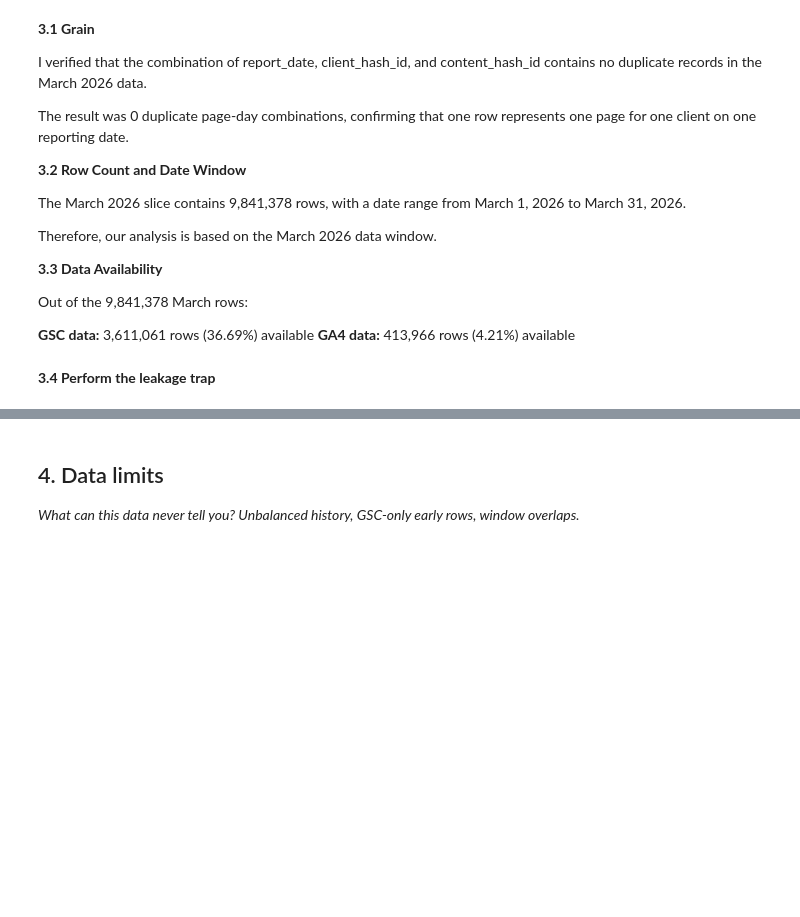
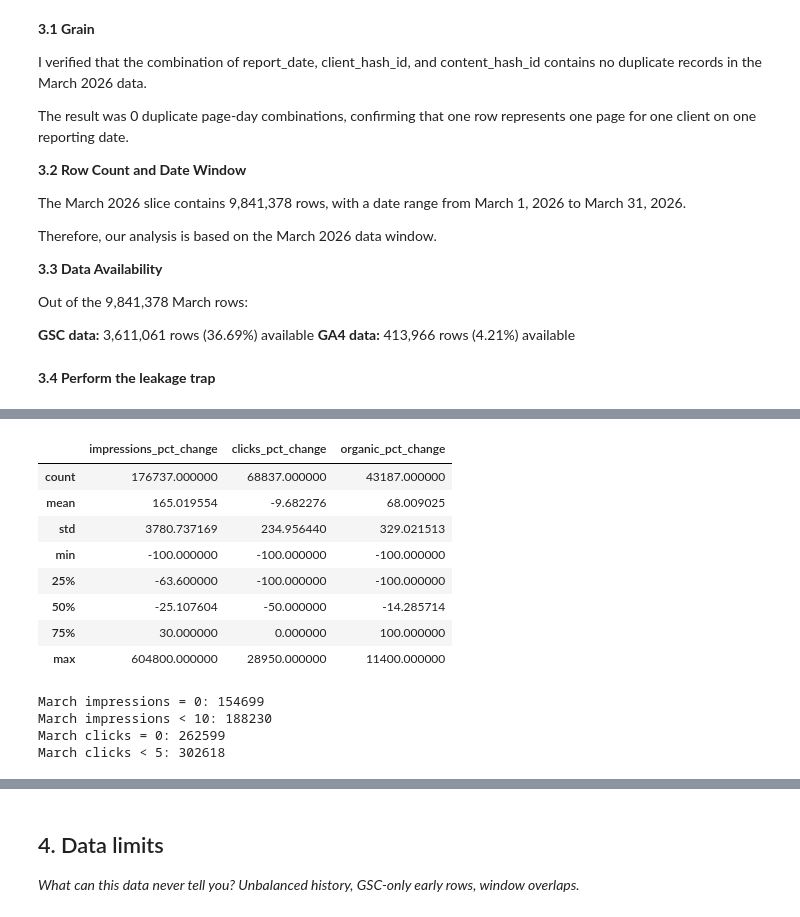
Before and after one commit to muhammadfaseehkhattak/FlyRank-ML-Internship, a Jupyter notebook: work/notebooks/w03_data_contract.ipynb, the cells around one changed output, grey strips where cells are left out. Cells and saved outputs as stored; diff of their text form; code cells hidden in the pictures; blank space fills up the shorter version.

```diff
--- a/work/notebooks/w03_data_contract.ipynb
+++ b/work/notebooks/w03_data_contract.ipynb
@@ -328,0 +526,61 @@ march_april.head()
+# %%
+import numpy as np
+
+march_april_summary["impressions_pct_change"] = np.where(
+    march_april_summary["march_impressions"] > 0,
+    (march_april_summary["april_impressions"]
+     - march_april_summary["march_impressions"])
+    / march_april_summary["march_impressions"] * 100,
+    np.nan
+)
+
+march_april_summary["clicks_pct_change"] = np.where(
+    march_april_summary["march_clicks"] > 0,
+    (march_april_summary["april_clicks"]
+     - march_april_summary["march_clicks"])
+    / march_april_summary["march_clicks"] * 100,
+    np.nan
+)
+
+march_april_summary["organic_pct_change"] = np.where(
+    march_april_summary["march_sessions_organic"] > 0,
+    (march_april_summary["april_sessions_organic"]
+     - march_april_summary["march_sessions_organic"])
+    / march_april_summary["march_sessions_organic"] * 100,
+    np.nan
+)
+
+march_april_summary[
+    [
+        "impressions_pct_change",
+        "clicks_pct_change",
+        "organic_pct_change"
+    ]
+].describe()
+# %% [output]
+|  | impressions_pct_change | clicks_pct_change | organic_pct_change |
+| count | 176737.000000 | 68837.000000 | 43187.000000 |
+| mean | 165.019554 | -9.682276 | 68.009025 |
+| std | 3780.737169 | 234.956440 | 329.021513 |
+| min | -100.000000 | -100.000000 | -100.000000 |
+| 25% | -63.600000 | -100.000000 | -100.000000 |
+| 50% | -25.107604 | -50.000000 | -14.285714 |
+| 75% | 30.000000 | 0.000000 | 100.000000 |
+| max | 604800.000000 | 28950.000000 | 11400.000000 |
+# %%
+print("March impressions = 0:",
+      (march_april_summary["march_impressions"] == 0).sum())
+
+print("March impressions < 10:",
+      (march_april_summary["march_impressions"] < 10).sum())
+
+print("March clicks = 0:",
+      (march_april_summary["march_clicks"] == 0).sum())
+
+print("March clicks < 5:",
+      (march_april_summary["march_clicks"] < 5).sum())
+# %% [output]
+March impressions = 0: 154699
+March impressions < 10: 188230
+March clicks = 0: 262599
+March clicks < 5: 302618
```
Also changed, not shown: parts of 24 cells of this notebook.
